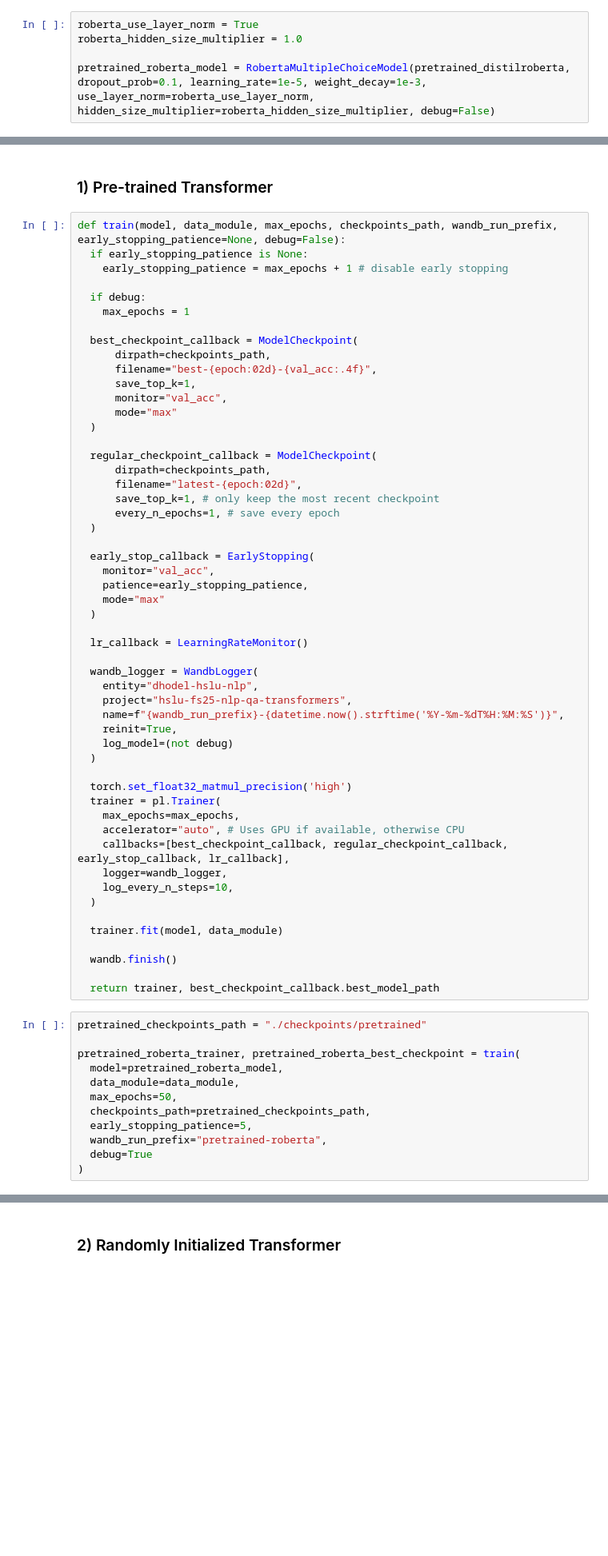
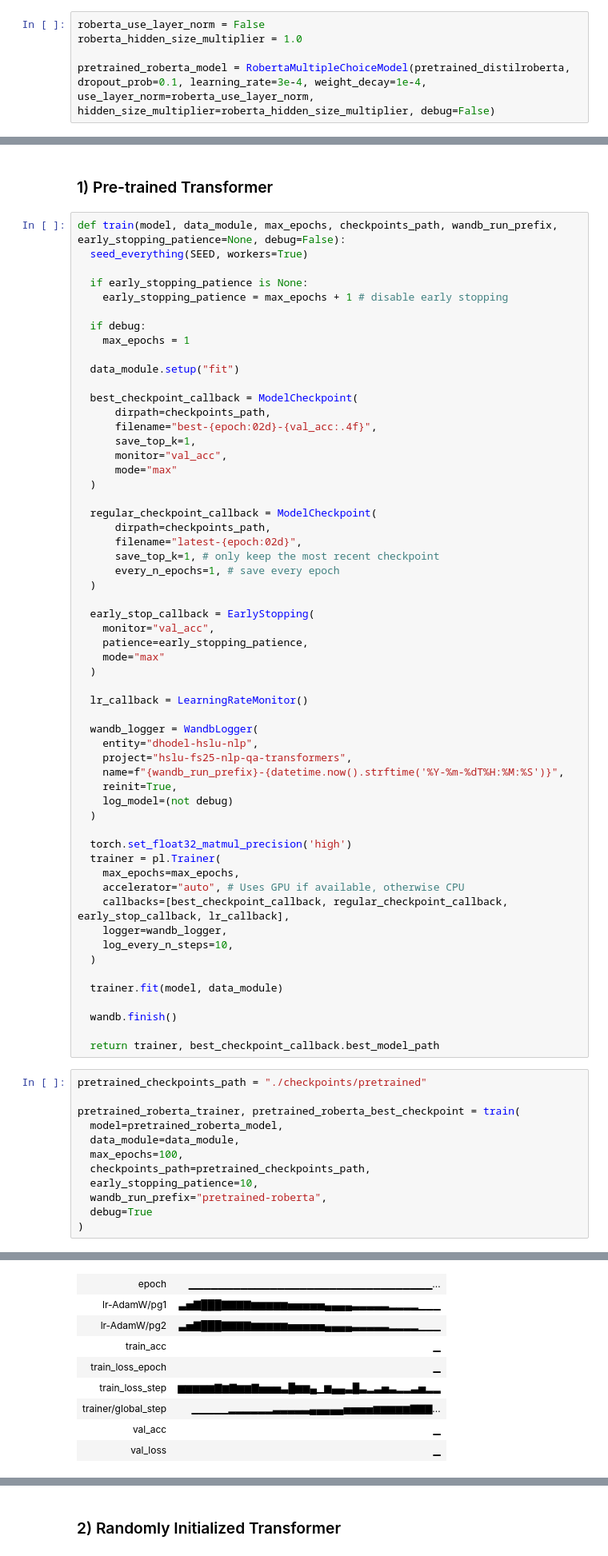
Before and after one commit to Davee02/HSLU.NLP, a Jupyter notebook: course_projects/project_2/project_2.ipynb, the cells around one changed output, grey strips where cells are left out. Shown at 80% size. Saved outputs shown, nothing was run; the diff lists cells and outputs as text; blank space fills up the shorter version.

```diff
--- a/course_projects/project_2/project_2.ipynb
+++ b/course_projects/project_2/project_2.ipynb
@@ -641,7 +691,7 @@ class RobertaMultipleChoiceModel(pl.LightningModule):
 
         return [optimizer], [scheduler_config]
 # %%
-roberta_use_layer_norm = True
+roberta_use_layer_norm = False
 roberta_hidden_size_multiplier = 1.0
 
-pretrained_roberta_model = RobertaMultipleChoiceModel(pretrained_distilroberta, dropout_prob=0.1, learning_rate=1e-5, weight_decay=1e-3, use_layer_norm=roberta_use_layer_norm, hidden_size_multiplier=roberta_hidden_size_multiplier, debug=False)
+pretrained_roberta_model = RobertaMultipleChoiceModel(pretrained_distilroberta, dropout_prob=0.1, learning_rate=3e-4, weight_decay=1e-4, use_layer_norm=roberta_use_layer_norm, hidden_size_multiplier=roberta_hidden_size_multiplier, debug=False)
@@ -735,11 +809,15 @@ class PhiPromptEngineering:
 ### 1) Pre-trained Transformer
 # %%
 def train(model, data_module, max_epochs, checkpoints_path, wandb_run_prefix, early_stopping_patience=None, debug=False):
+  seed_everything(SEED, workers=True)
+
   if early_stopping_patience is None:
     early_stopping_patience = max_epochs + 1 # disable early stopping
 
   if debug:
     max_epochs = 1
+
+  data_module.setup("fit")
 
   best_checkpoint_callback = ModelCheckpoint(
       dirpath=checkpoints_path,
@@ -792,9 +870,10 @@ pretrained_checkpoints_path = "./checkpoints/pretrained"
 pretrained_roberta_trainer, pretrained_roberta_best_checkpoint = train(
   model=pretrained_roberta_model,
   data_module=data_module,
-  max_epochs=50,
+  max_epochs=100,
   checkpoints_path=pretrained_checkpoints_path,
-  early_stopping_patience=5,
+  early_stopping_patience=10,
   wandb_run_prefix="pretrained-roberta",
   debug=True
 )
+# %% [output]
@@ -800,0 +908,9 @@ pretrained_roberta_trainer, pretrained_roberta_best_checkpoint = train(
+| epoch | ▁▁▁▁▁▁▁▁▁▁▁▁▁▁▁▁▁▁▁▁▁▁▁▁▁▁▁▁▁▁▁▁▁... |
+| lr-AdamW/pg1 | ▃▅▇███▇▇▇▇▆▆▆▆▆▅▅▅▅▅▄▄▄▄▃▃▃▃▃▂▂▂▂▁▁▁ |
+| lr-AdamW/pg2 | ▃▅▇███▇▇▇▇▆▆▆▆▆▅▅▅▅▅▄▄▄▄▃▃▃▃▃▂▂▂▂▁▁▁ |
+| train_acc | ▁ |
+| train_loss_epoch | ▁ |
+| train_loss_step | ▆▆▆▆▆▇▆▇▆▆▇▅▅▅▃█▆▆▄▁▆▄▄▃█▃▂▃▅▃▂▂▃▅▂▂ |
+| trainer/global_step | ▁▁▁▁▁▂▂▂▂▂▂▃▃▃▃▃▄▄▄▄▄▅▅▅▅▆▆▆▆▆▇▇▇... |
+| val_acc | ▁ |
+| val_loss | ▁ |
```
Also changed, not shown: parts of 24 cells of this notebook.
